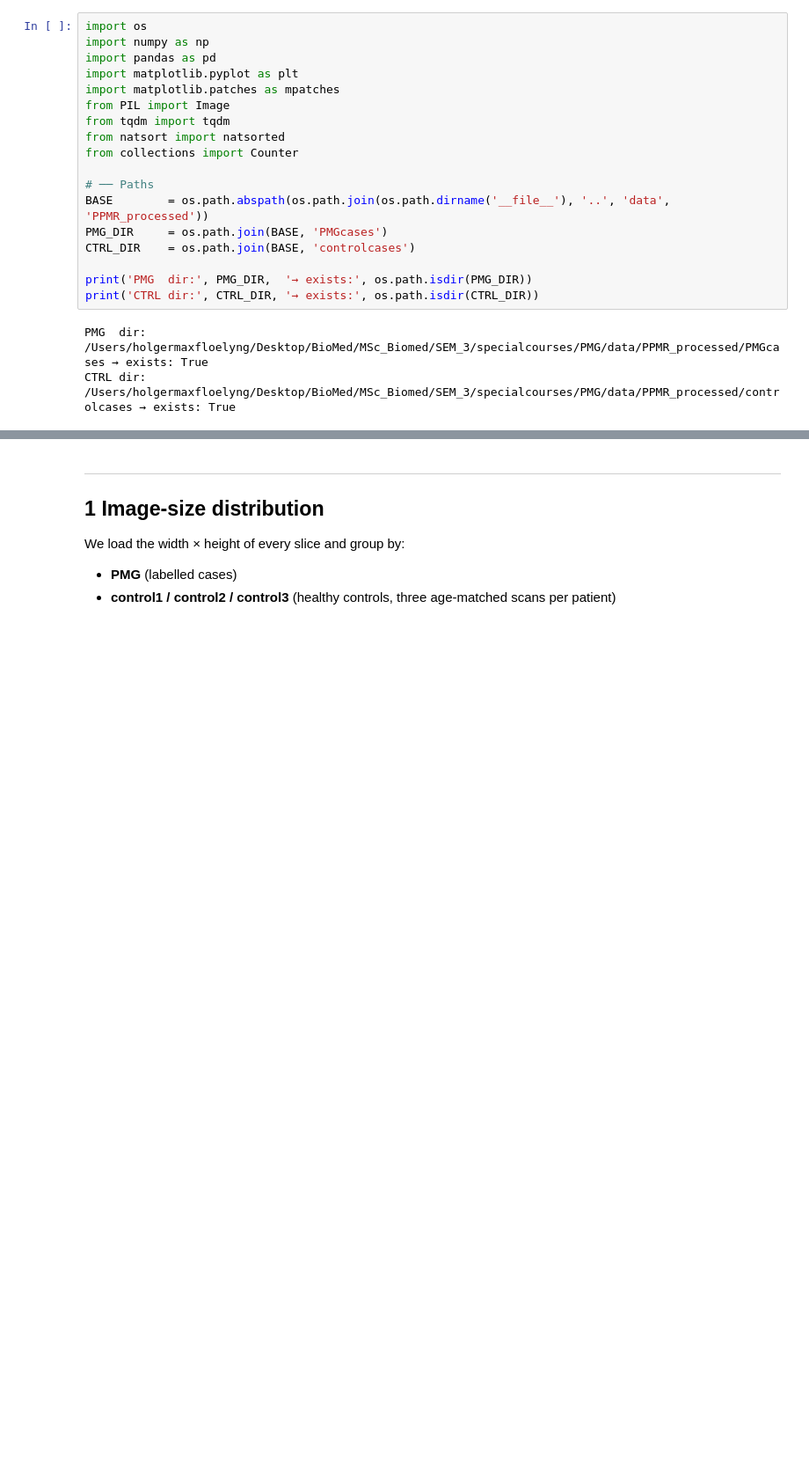
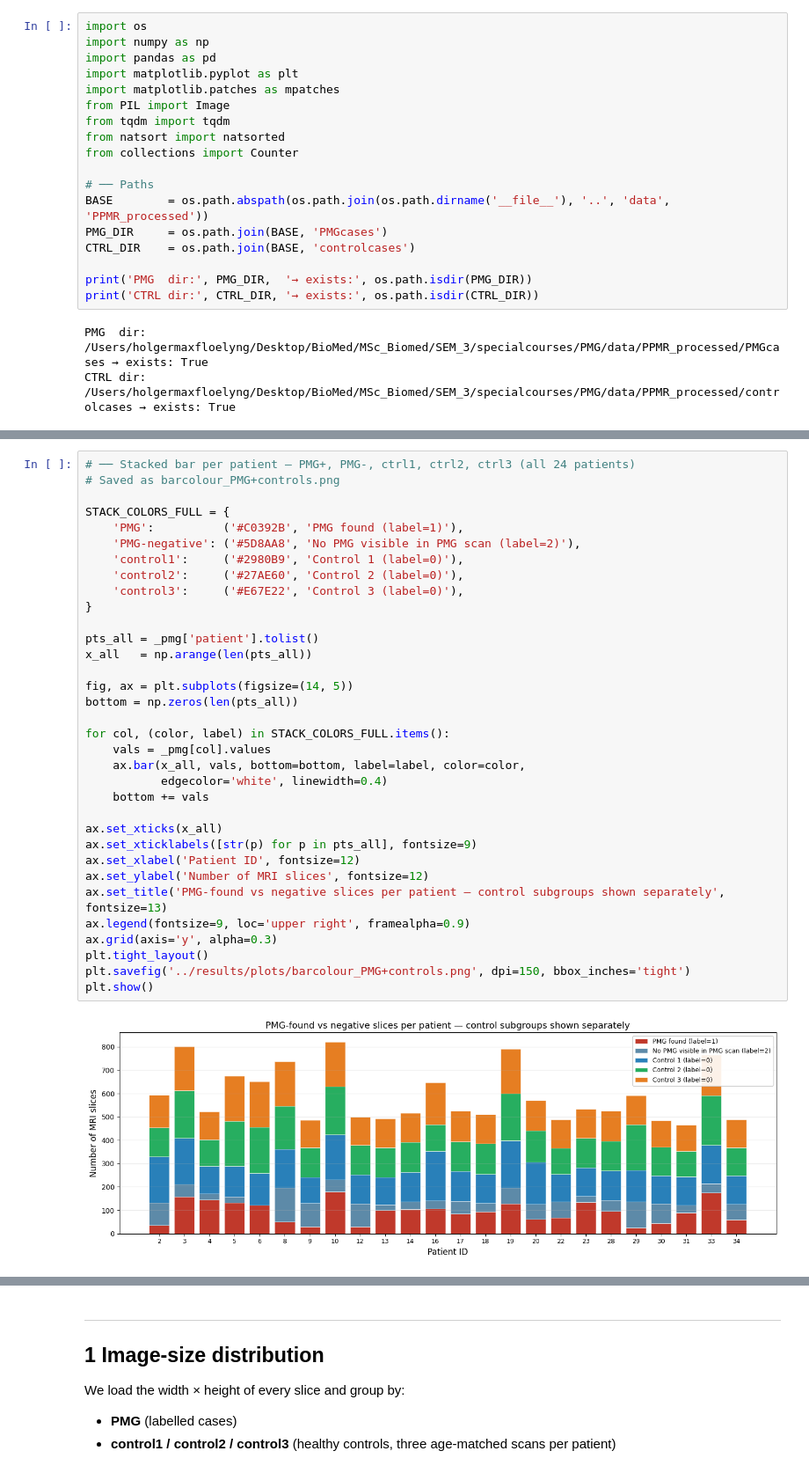
Before and after one commit to HolgeMax/PMG, a Jupyter notebook: notebooks/JPEG_exploration.ipynb, the cells around one changed output, grey strips where cells are left out. Shown at 88% size. Cells and saved outputs as stored; diff of their text form; blank space fills up the shorter version.

```diff
--- a/notebooks/JPEG_exploration.ipynb
+++ b/notebooks/JPEG_exploration.ipynb
@@ -204,0 +265,36 @@ print(f"  label=3 slices removed: {_lbl3_removed:,}")
+# %%
+# ── Stacked bar per patient — PMG+, PMG-, ctrl1, ctrl2, ctrl3 (all 24 patients)
+# Saved as barcolour_PMG+controls.png
+
+STACK_COLORS_FULL = {
+    'PMG':          ('#C0392B', 'PMG found (label=1)'),
+    'PMG-negative': ('#5D8AA8', 'No PMG visible in PMG scan (label=2)'),
+    'control1':     ('#2980B9', 'Control 1 (label=0)'),
+    'control2':     ('#27AE60', 'Control 2 (label=0)'),
+    'control3':     ('#E67E22', 'Control 3 (label=0)'),
+}
+
+pts_all = _pmg['patient'].tolist()
+x_all   = np.arange(len(pts_all))
+
+fig, ax = plt.subplots(figsize=(14, 5))
+bottom = np.zeros(len(pts_all))
+
+for col, (color, label) in STACK_COLORS_FULL.items():
+    vals = _pmg[col].values
+    ax.bar(x_all, vals, bottom=bottom, label=label, color=color,
+           edgecolor='white', linewidth=0.4)
+    bottom += vals
+
+ax.set_xticks(x_all)
+ax.set_xticklabels([str(p) for p in pts_all], fontsize=9)
+ax.set_xlabel('Patient ID', fontsize=12)
+ax.set_ylabel('Number of MRI slices', fontsize=12)
+ax.set_title('PMG-found vs negative slices per patient — control subgroups shown separately', fontsize=13)
+ax.legend(fontsize=9, loc='upper right', framealpha=0.9)
+ax.grid(axis='y', alpha=0.3)
+plt.tight_layout()
+plt.savefig('../results/plots/barcolour_PMG+controls.png', dpi=150, bbox_inches='tight')
+plt.show()
+# %% [output]
+[figure, added]
```
Also changed, not shown: parts of 27 cells of this notebook, 1 other file.
